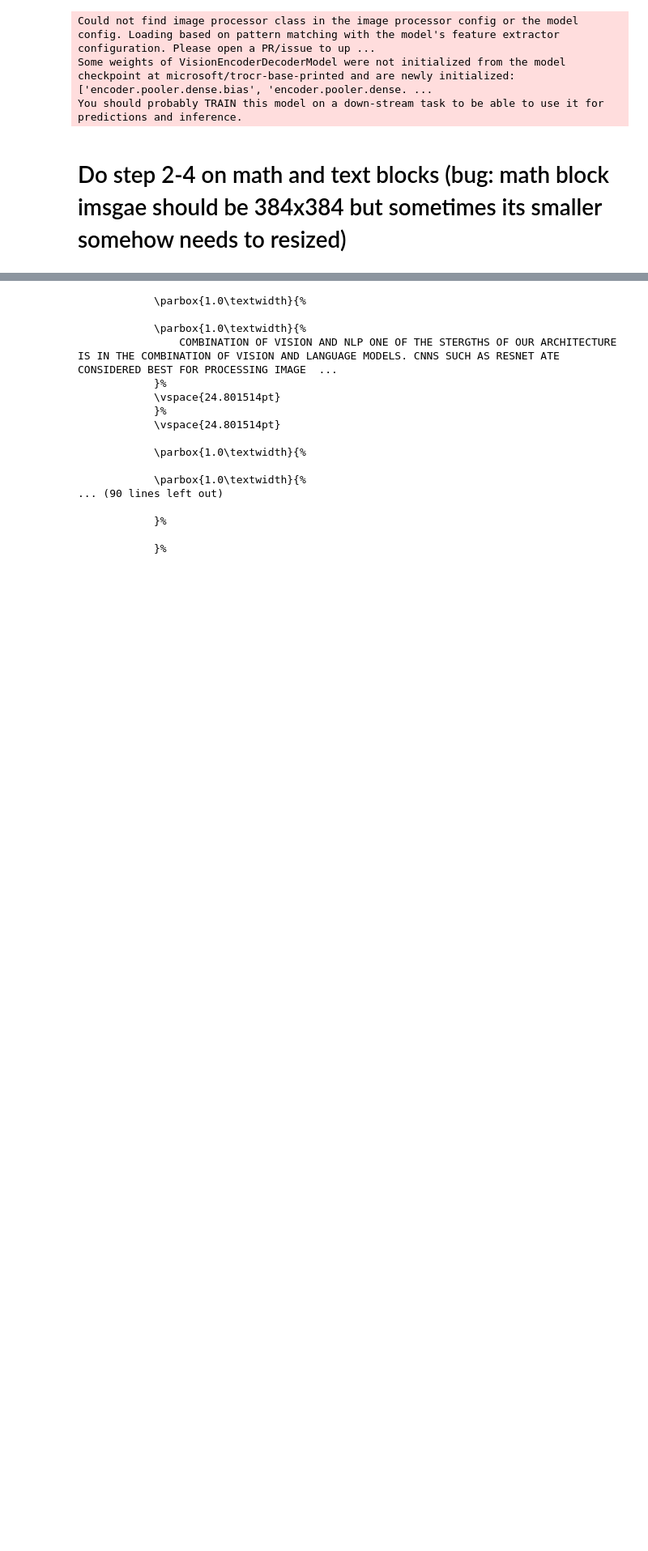
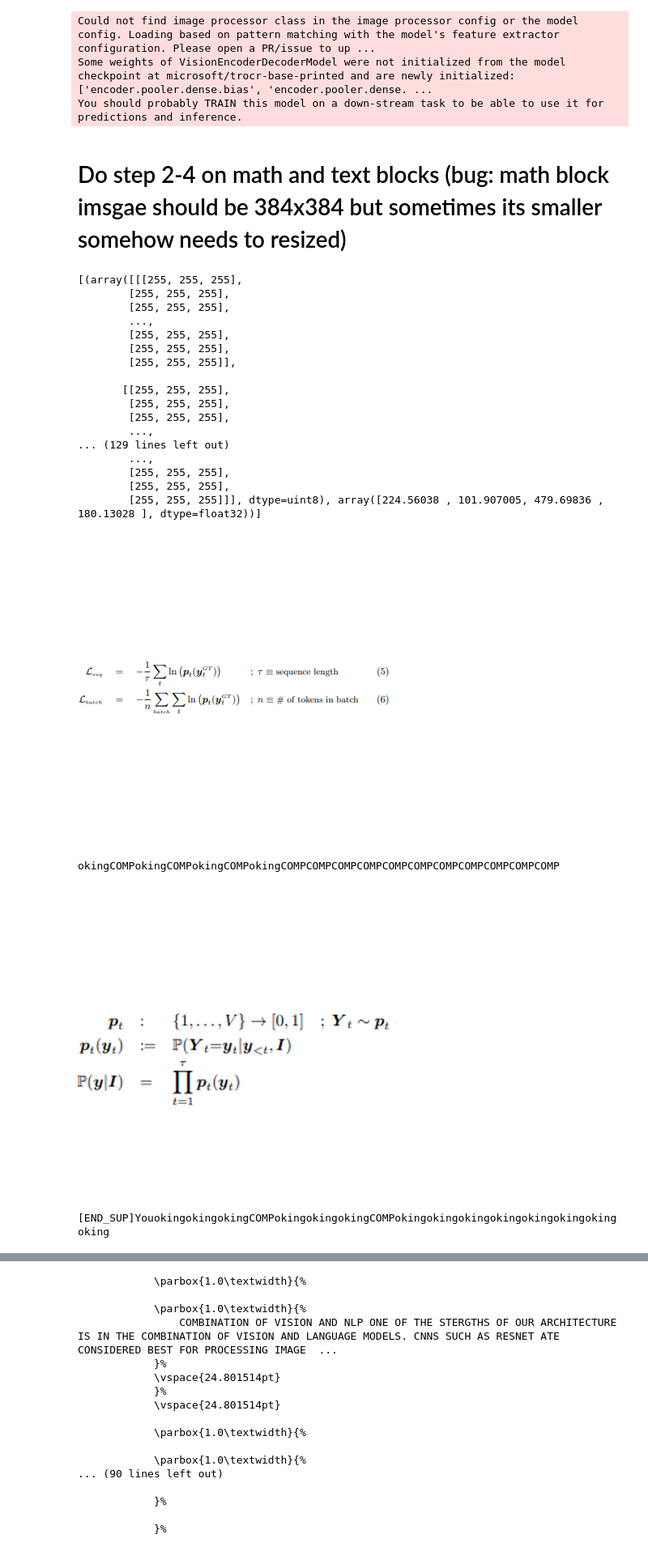
Before and after one commit to InsertNameHereOCR/experiments, a Jupyter notebook: printed/TrOcr_with_DitT_document_analysis/printed_ocr_test.ipynb, the cells around one changed output, grey strips where cells are left out. Shown: that part at 81% size. Drawn from its saved outputs; the diff is of its cells as text; code cells hidden in the pictures; blank space fills up the shorter version.

```diff
--- a/printed/TrOcr_with_DitT_document_analysis/printed_ocr_test.ipynb
+++ b/printed/TrOcr_with_DitT_document_analysis/printed_ocr_test.ipynb
@@ -453,0 +542,47 @@ You should probably TRAIN this model on a down-stream task to be able to use it
+# %%
+from typing_extensions import Text
+# you can put local path here for model but this will downlaoded once than chache it
+import random
+print(math_images)
+blocks = []
+for item in math_images:
+    math_image = item[0]
+    bounding_box = item[1]
+    cropped_image = img[int(bounding_box[1]):int(bounding_box[3]), int(bounding_box[0]):int(bounding_box[2])]
+    #plt.imshow(cropped_image)
+    #plt.show()
+    #print(cropped_image)
+    img2 = cv2.cvtColor(cropped_image, cv2.COLOR_BGR2RGB)
+    im_pil = resize_image(Image.fromarray(img2),384)
+    #im_pil.show()
+    #print(im_pil.size)
+    #cv2.imwrite("proba.png", resize_image(im_pil,384))
+    #resized = resize_image(im_pil,384)
+    latex = image_to_latex(im_pil)
+    print(latex)
+    block = DocumentBlock(is_math=True,latex_code=latex,bounding_box=bounding_box)
+    blocks.append(block)
+
+#áttettem kövi code blockba
+# %% [output]
+[(array([[[255, 255, 255],
+        [255, 255, 255],
+        [255, 255, 255],
+        ...,
+        [255, 255, 255],
+        [255, 255, 255],
+        [255, 255, 255]],
+
+       [[255, 255, 255],
+        [255, 255, 255],
+        [255, 255, 255],
+        ...,
+... (129 lines left out)
+        ...,
+        [255, 255, 255],
+        [255, 255, 255],
+        [255, 255, 255]]], dtype=uint8), array([224.56038 , 101.907005, 479.69836 , 180.13028 ], dtype=float32))]
+[figure, added]
+okingCOMPokingCOMPokingCOMPokingCOMPCOMPCOMPCOMPCOMPCOMPCOMPCOMPCOMPCOMPCOMP
+[figure, added]
+[END_SUP]YouokingokingokingCOMPokingokingokingCOMPokingokingokingokingokingokingokingoking
```
Also changed, not shown: parts of 23 cells of this notebook.
